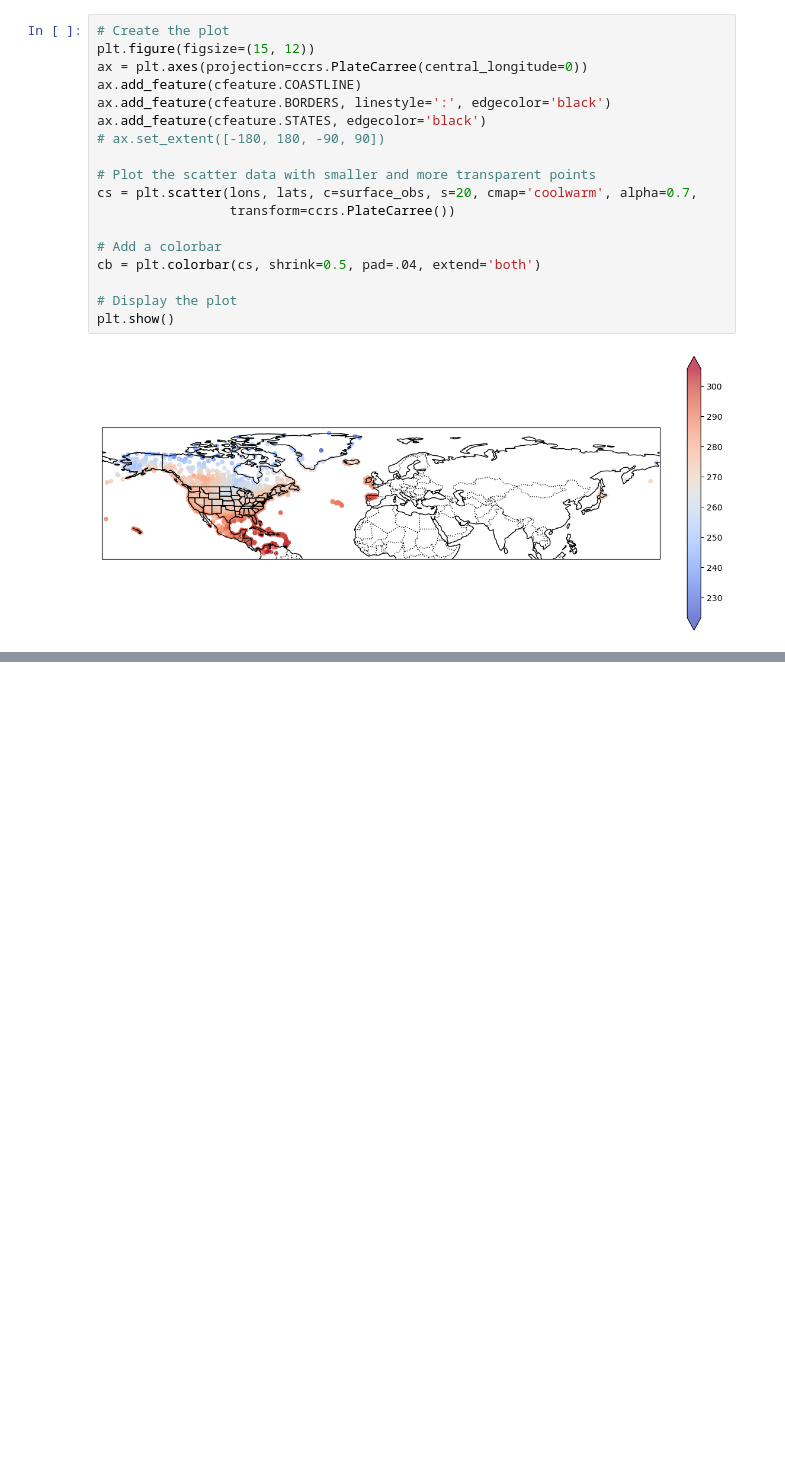
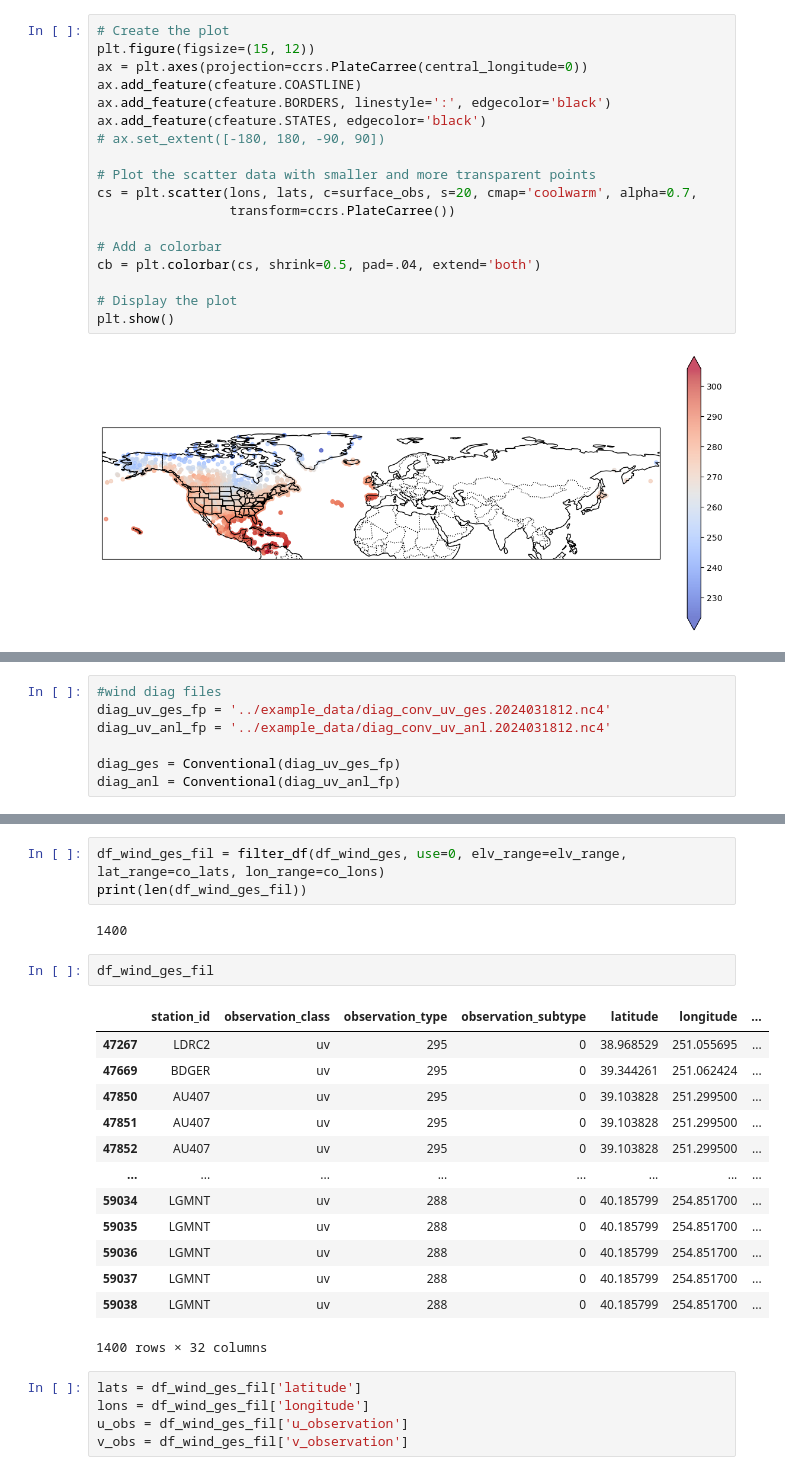
Before and after one commit to NOAA-GSL/pyDAmonitor, a Jupyter notebook: code/diag_files_explore.ipynb, the cells around one changed output, grey strips where cells are left out. Drawn from its saved outputs; the diff is of its cells as text; blank space fills up the shorter version.

```diff
--- a/code/diag_files_explore.ipynb
+++ b/code/diag_files_explore.ipynb
@@ -226,0 +229,7 @@ plt.show()
+# %%
+#wind diag files
+diag_uv_ges_fp = '../example_data/diag_conv_uv_ges.2024031812.nc4'
+diag_uv_anl_fp = '../example_data/diag_conv_uv_anl.2024031812.nc4'
+
+diag_ges = Conventional(diag_uv_ges_fp)
+diag_anl = Conventional(diag_uv_anl_fp)
@@ -226,0 +248,26 @@ plt.show()
+# %%
+df_wind_ges_fil = filter_df(df_wind_ges, use=0, elv_range=elv_range, lat_range=co_lats, lon_range=co_lons)
+print(len(df_wind_ges_fil))
+# %% [output]
+1400
+# %%
+df_wind_ges_fil
+# %% [output]
+|  | station_id | observation_class | observation_type | observation_subtype | latitude | longitude | ... |
+| 47267 | LDRC2 | uv | 295 | 0 | 38.968529 | 251.055695 | ... |
+| 47669 | BDGER | uv | 295 | 0 | 39.344261 | 251.062424 | ... |
+| 47850 | AU407 | uv | 295 | 0 | 39.103828 | 251.299500 | ... |
+| 47851 | AU407 | uv | 295 | 0 | 39.103828 | 251.299500 | ... |
+| 47852 | AU407 | uv | 295 | 0 | 39.103828 | 251.299500 | ... |
+| ... | ... | ... | ... | ... | ... | ... | ... |
+| 59034 | LGMNT | uv | 288 | 0 | 40.185799 | 254.851700 | ... |
+| 59035 | LGMNT | uv | 288 | 0 | 40.185799 | 254.851700 | ... |
+| 59036 | LGMNT | uv | 288 | 0 | 40.185799 | 254.851700 | ... |
+| 59037 | LGMNT | uv | 288 | 0 | 40.185799 | 254.851700 | ... |
+| 59038 | LGMNT | uv | 288 | 0 | 40.185799 | 254.851700 | ... |
+1400 rows × 32 columns
+# %%
+lats = df_wind_ges_fil['latitude']
+lons = df_wind_ges_fil['longitude']
+u_obs = df_wind_ges_fil['u_observation']
+v_obs = df_wind_ges_fil['v_observation']
```
Also changed, not shown: parts of 4 cells of this notebook, 6 other files.
